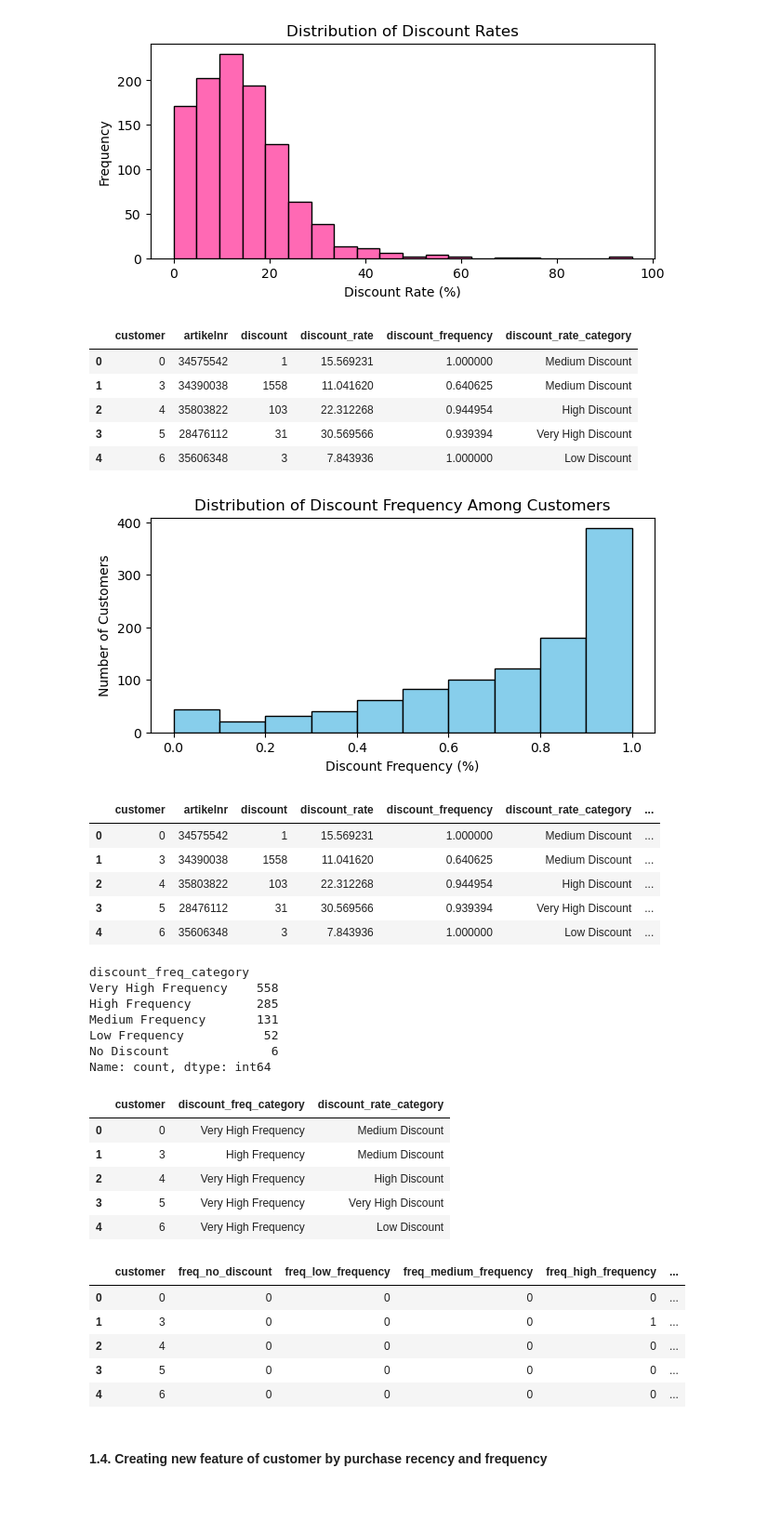
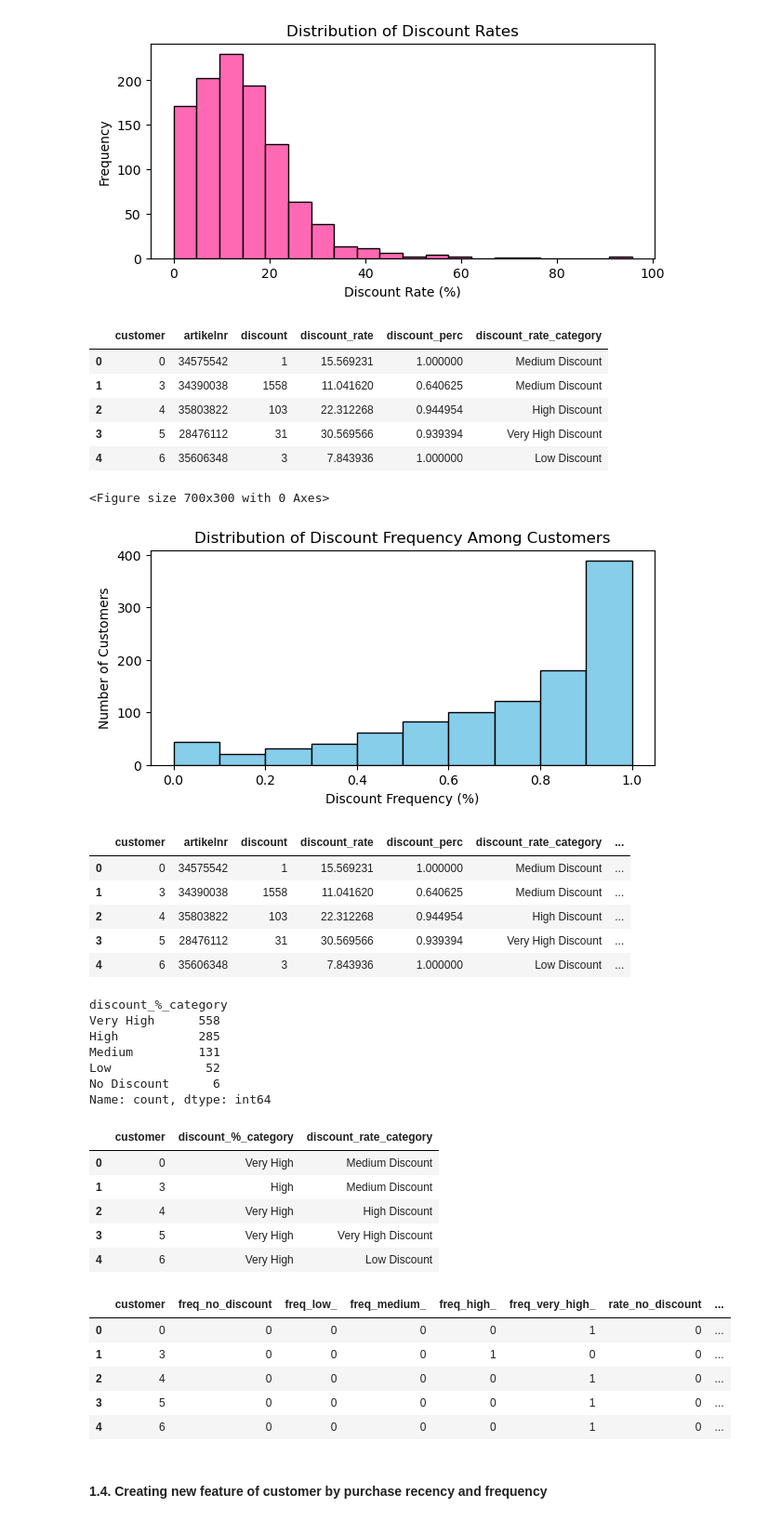
Before and after one commit to Wendyessilfie/Business-statistics-, a Jupyter notebook: new_taoyin_wendy-1-backup.ipynb, the cells around one changed output. Shown: that part at 93% size. Cells and saved outputs as stored; diff of their text form; code cells hidden in the pictures.

```diff
--- a/new_taoyin_wendy-1-backup.ipynb
+++ b/new_taoyin_wendy-1-backup.ipynb
@@ -445,7 +445,7 @@ df_discount = df_discount.groupby('customer').agg(
     artikelnr=('articlenr', 'first'),                 # Keep the first artikelnr per customer
     discount=('discount', 'sum'),                     # Number of discounted transactions
     discount_rate=('discount_rate', 'mean'),          # Average discount rate per customer
-    discount_frequency=('discount', 'mean')           # Frequency of discount as a percentage of total transactions
+    discount_perc=('discount', 'mean')           # Frequency of discount as a percentage of total transactions
 ).reset_index()
 
 # Display the resulting DataFrame
@@ -478,7 +478,7 @@ df_discount['discount_rate_category'] = pd.cut(df_discount['discount_rate'], bin
 # Display the resulting DataFrame
 df_discount.head()
 # %% [output]
-|  | customer | artikelnr | discount | discount_rate | discount_frequency | discount_rate_category |
+|  | customer | artikelnr | discount | discount_rate | discount_perc | discount_rate_category |
 | 0 | 0 | 34575542 | 1 | 15.569231 | 1.000000 | Medium Discount |
 | 1 | 3 | 34390038 | 1558 | 11.041620 | 0.640625 | Medium Discount |
 | 2 | 4 | 35803822 | 103 | 22.312268 | 0.944954 | High Discount |
@@ -487,25 +487,26 @@ df_discount.head()
 # %%
 # Plot a histogram of the discount frequency
 plt.figure(figsize=(7, 3))
-plt.hist(df_discount['discount_frequency'], bins=10, edgecolor='black', color='skyblue')
+plt.hist(df_discount['discount_perc'], bins=10, edgecolor='black', color='skyblue')
 plt.xlabel('Discount Frequency (%)')
 plt.ylabel('Number of Customers')
 plt.title('Distribution of Discount Frequency Among Customers')
 plt.show()
 # %% [output]
+<Figure size 700x300 with 0 Axes>
 [figure]
 # %%
 # Defining custom category and labels for discount frequency
 category = [0, 0.10, 0.30, 0.50, 0.80, 1]  # Bins up to 1 included
-names = ['No Discount', 'Low Frequency', 'Medium Frequency', 'High Frequency', 'Very High Frequency']
+names = ['No Discount', 'Low ', 'Medium ', 'High ', 'Very High ']
 
 # Use pd.cut to categorize 'discount_frequency' into defined categories
-df_discount['discount_freq_category'] = pd.cut(df_discount['discount_frequency'], bins=category, labels=names, right=True)
+df_discount['discount_%_category'] = pd.cut(df_discount['discount_perc'], bins=category, labels=names, right=True)
 
 # Display the resulting DataFrame
 df_discount.head()
 # %% [output]
-|  | customer | artikelnr | discount | discount_rate | discount_frequency | discount_rate_category | ... |
+|  | customer | artikelnr | discount | discount_rate | discount_perc | discount_rate_category | ... |
 | 0 | 0 | 34575542 | 1 | 15.569231 | 1.000000 | Medium Discount | ... |
 | 1 | 3 | 34390038 | 1558 | 11.041620 | 0.640625 | Medium Discount | ... |
 | 2 | 4 | 35803822 | 103 | 22.312268 | 0.944954 | High Discount | ... |
@@ -513,47 +514,47 @@ df_discount.head()
 | 4 | 6 | 35606348 | 3 | 7.843936 | 1.000000 | Low Discount | ... |
 # %%
 # Displaying counted customers over the caterories
-df_discount['discount_freq_category'].value_counts()
+df_discount['discount_%_category'].value_counts()
 # %% [output]
-discount_freq_category
-Very High Frequency    558
-High Frequency         285
-Medium Frequency       131
-Low Frequency           52
-No Discount              6
+discount_%_category
+Very High      558
+High           285
+Medium         131
+Low             52
+No Discount      6
 Name: count, dtype: int64
 # %%
 # Select only the customer and discount_freq_category columns
-df_discount_category = df_discount[['customer', 'discount_freq_category', 'discount_rate_category']]
+df_discount_category = df_discount[['customer', 'discount_%_category', 'discount_rate_category']]
 
 # Display the resulting dataframe
 df_discount_category.head()
 # %% [output]
-|  | customer | discount_freq_category | discount_rate_category |
-| 0 | 0 | Very High Frequency | Medium Discount |
-| 1 | 3 | High Frequency | Medium Discount |
-| 2 | 4 | Very High Frequency | High Discount |
-| 3 | 5 | Very High Frequency | Very High Discount |
-| 4 | 6 | Very High Frequency | Low Discount |
+|  | customer | discount_%_category | discount_rate_category |
+| 0 | 0 | Very High | Medium Discount |
+| 1 | 3 | High | Medium Discount |
+| 2 | 4 | Very High | High Discount |
+| 3 | 5 | Very High | Very High Discount |
+| 4 | 6 | Very High | Low Discount |
 # %%
 # One-hot encode the 'discount_freq_category' and 'discount_rate_category' columns
-df_discount_encoded = pd.get_dummies(df_discount_category, columns=['discount_freq_category', 'discount_rate_category'], prefix=['freq', 'rate'])
+df_discount_encoded = pd.get_dummies(df_discount_category, columns=['discount_%_category', 'discount_rate_category'], prefix=['freq', 'rate'])
 
 # Convert boolean values to binary (if any are present)
 df_discount_encoded = df_discount_encoded.astype(int)
 
 # Convert column names to lowercase and replace spaces with underscores
 df_discount_encoded.columns = df_discount_encoded.columns.str.replace(' ', '_').str.lower()
 
 # Display the first few rows of the resulting dataframe
 df_discount_encoded.head()
 # %% [output]
-|  | customer | freq_no_discount | freq_low_frequency | freq_medium_frequency | freq_high_frequency | ... |
-| 0 | 0 | 0 | 0 | 0 | 0 | ... |
-| 1 | 3 | 0 | 0 | 0 | 1 | ... |
-| 2 | 4 | 0 | 0 | 0 | 0 | ... |
-| 3 | 5 | 0 | 0 | 0 | 0 | ... |
-| 4 | 6 | 0 | 0 | 0 | 0 | ... |
+|  | customer | freq_no_discount | freq_low_ | freq_medium_ | freq_high_ | freq_very_high_ | rate_no_discount | ... |
+| 0 | 0 | 0 | 0 | 0 | 0 | 1 | 0 | ... |
+| 1 | 3 | 0 | 0 | 0 | 1 | 0 | 0 | ... |
+| 2 | 4 | 0 | 0 | 0 | 0 | 1 | 0 | ... |
+| 3 | 5 | 0 | 0 | 0 | 0 | 1 | 0 | ... |
+| 4 | 6 | 0 | 0 | 0 | 0 | 1 | 0 | ... |
 # %% [markdown]
 #### 1.4. Creating new feature of customer by purchase recency and frequency
 # %%
```
Also changed, not shown: parts of 1 cell of this notebook.
